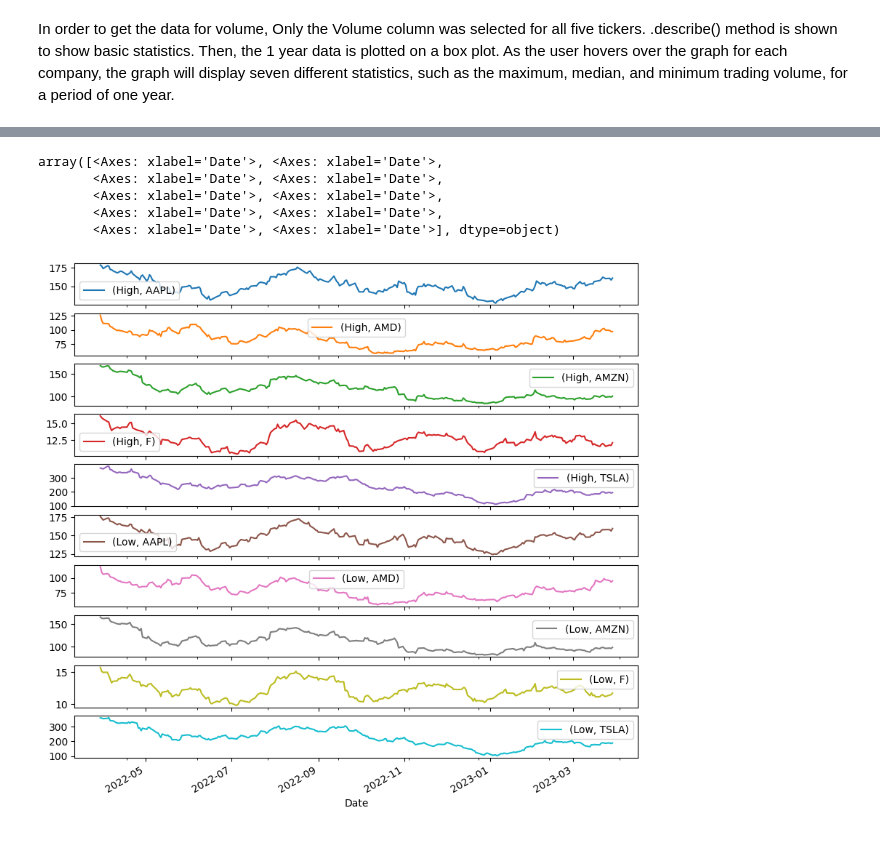
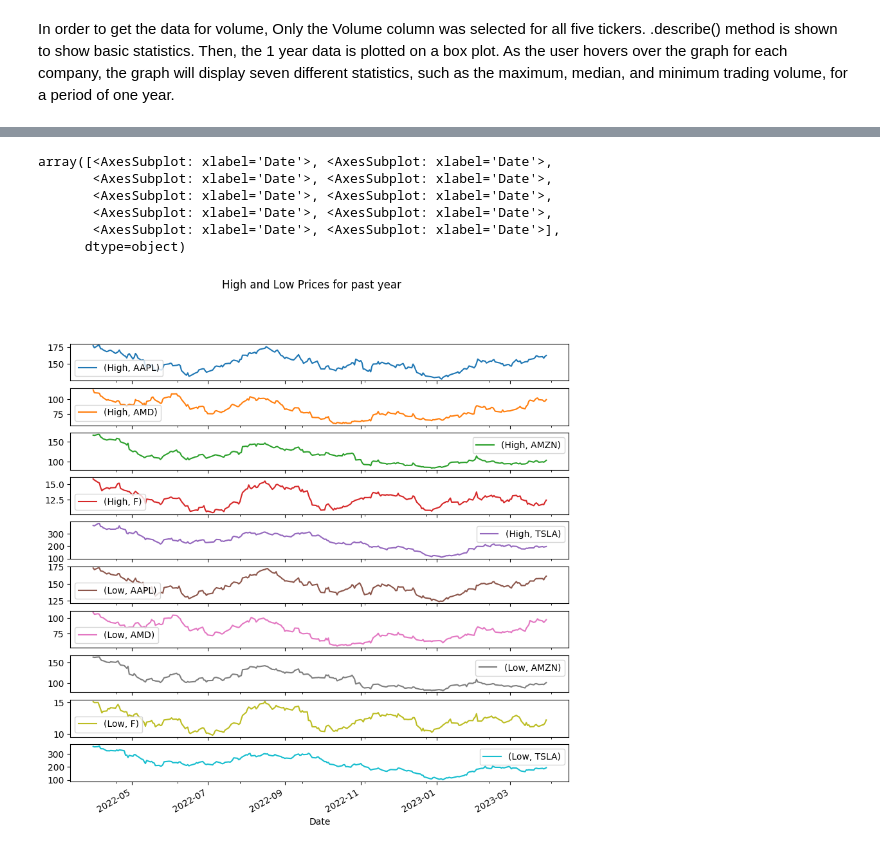
Before and after one commit to pdizdar/stock_price_comparision, a Jupyter notebook: colab_moment_stock_data.ipynb, the cells around one changed output, grey strips where cells are left out. Saved outputs shown, nothing was run; the diff lists cells and outputs as text; code cells hidden in the pictures.

```diff
--- a/colab_moment_stock_data.ipynb
+++ b/colab_moment_stock_data.ipynb
@@ -557,13 +550,13 @@ max    1.826020e+08  2.253941e+08  2.726620e+08  2.497841e+08  3.065906e+08
 # %%
 High_Low = ticker.loc[:, ['High', 'Low' ]]
 High_Low.head()
 High_Low.max()
-High_Low.plot(subplots=True, figsize=(10,10))
-#ax = High_Low.unstack(level=0).plot(figsize=(14,6))
+High_Low.plot(subplots=True, figsize=(10,10), title='High and Low Prices for past year')
 # %% [output]
-array([<Axes: xlabel='Date'>, <Axes: xlabel='Date'>,
-       <Axes: xlabel='Date'>, <Axes: xlabel='Date'>,
-       <Axes: xlabel='Date'>, <Axes: xlabel='Date'>,
-       <Axes: xlabel='Date'>, <Axes: xlabel='Date'>,
-       <Axes: xlabel='Date'>, <Axes: xlabel='Date'>], dtype=object)
+array([<AxesSubplot: xlabel='Date'>, <AxesSubplot: xlabel='Date'>,
+       <AxesSubplot: xlabel='Date'>, <AxesSubplot: xlabel='Date'>,
+       <AxesSubplot: xlabel='Date'>, <AxesSubplot: xlabel='Date'>,
+       <AxesSubplot: xlabel='Date'>, <AxesSubplot: xlabel='Date'>,
+       <AxesSubplot: xlabel='Date'>, <AxesSubplot: xlabel='Date'>],
+      dtype=object)
-[figure, old version]
+[figure, new version]
```
Also changed, not shown: parts of 21 cells of this notebook, 2 other files.
